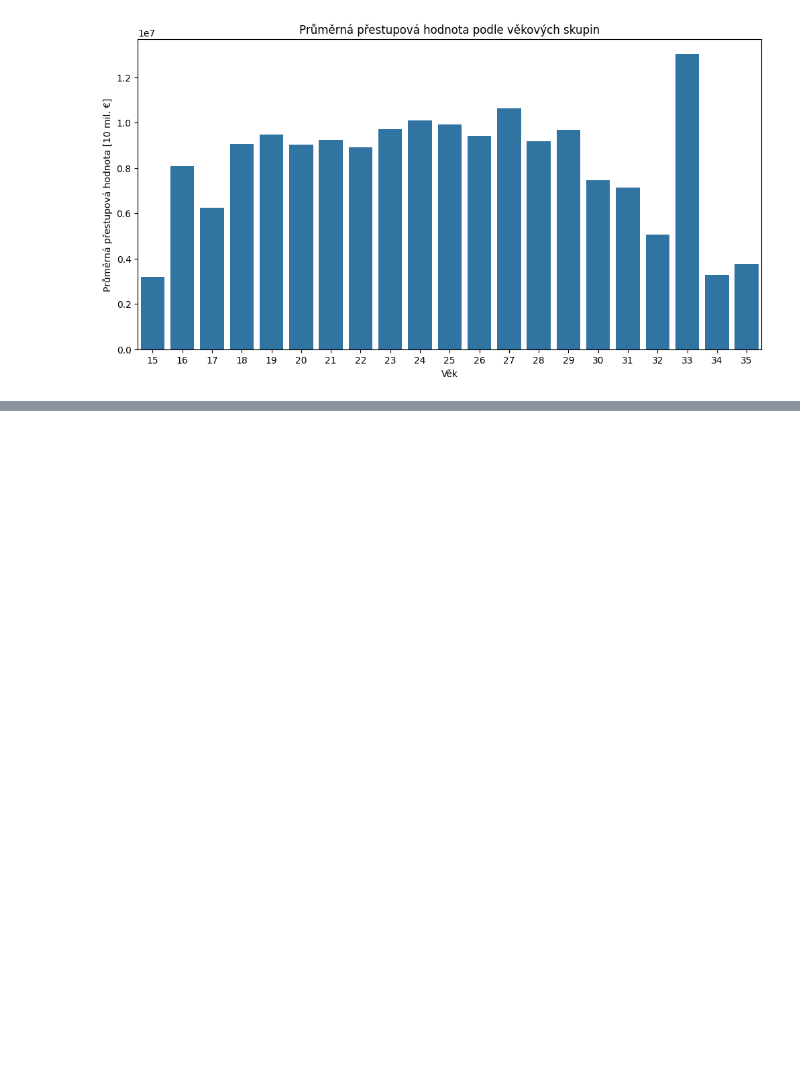
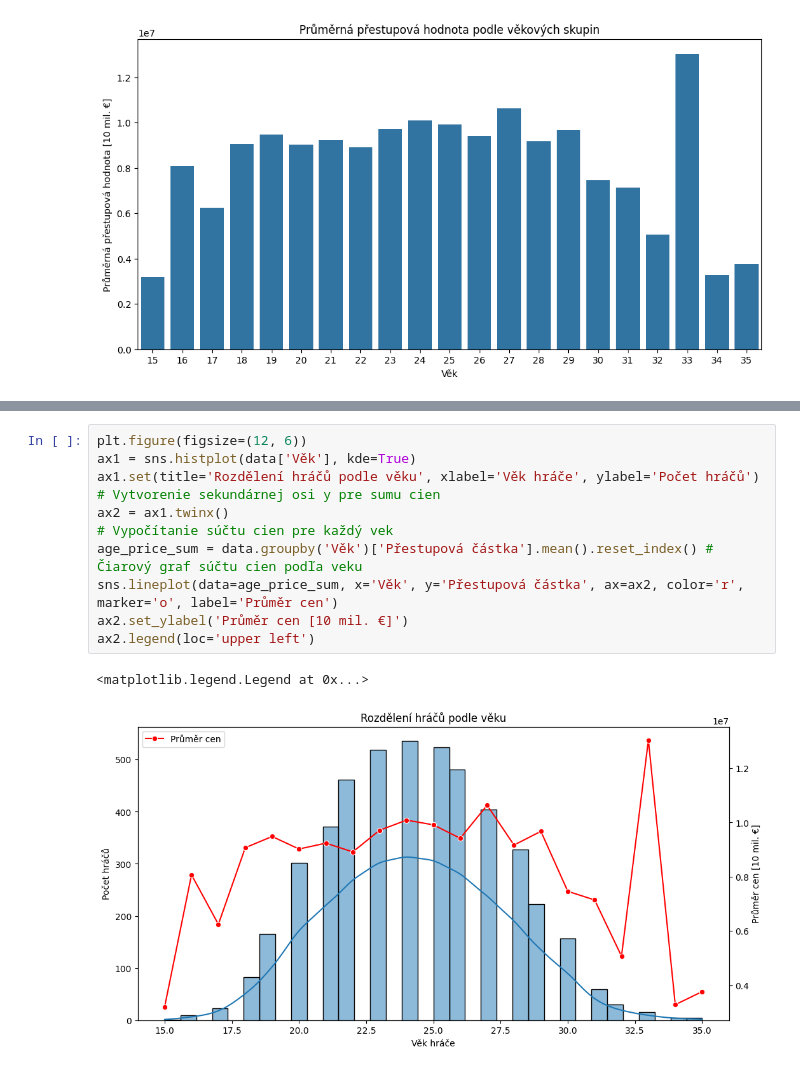
Before and after one commit to LuciaBern/Data_scientist, a Jupyter notebook: Ukol.ipynb, the cells around one changed output, grey strips where cells are left out. Drawn from its saved outputs; the diff is of its cells as text; blank space fills up the shorter version.

```diff
--- a/Ukol.ipynb
+++ b/Ukol.ipynb
@@ -458,3 +479,17 @@ ax2.legend(loc='upper left')
 # %% [output]
 <matplotlib.legend.Legend at 0x...>
 [figure]
+# %%
+plt.figure(figsize=(12, 6))
+ax1 = sns.histplot(data['Věk'], kde=True)
+ax1.set(title='Rozdělení hráčů podle věku', xlabel='Věk hráče', ylabel='Počet hráčů')
+# Vytvorenie sekundárnej osi y pre sumu cien
+ax2 = ax1.twinx()
+# Vypočítanie súčtu cien pre každý vek
+age_price_sum = data.groupby('Věk')['Přestupová částka'].mean().reset_index() # Čiarový graf súčtu cien podľa veku
+sns.lineplot(data=age_price_sum, x='Věk', y='Přestupová částka', ax=ax2, color='r', marker='o', label='Průměr cen')
+ax2.set_ylabel('Průměr cen [10 mil. €]')
+ax2.legend(loc='upper left')
+# %% [output]
+<matplotlib.legend.Legend at 0x...>
+[figure, added]
```
Also changed, not shown: parts of 2 cells of this notebook.
